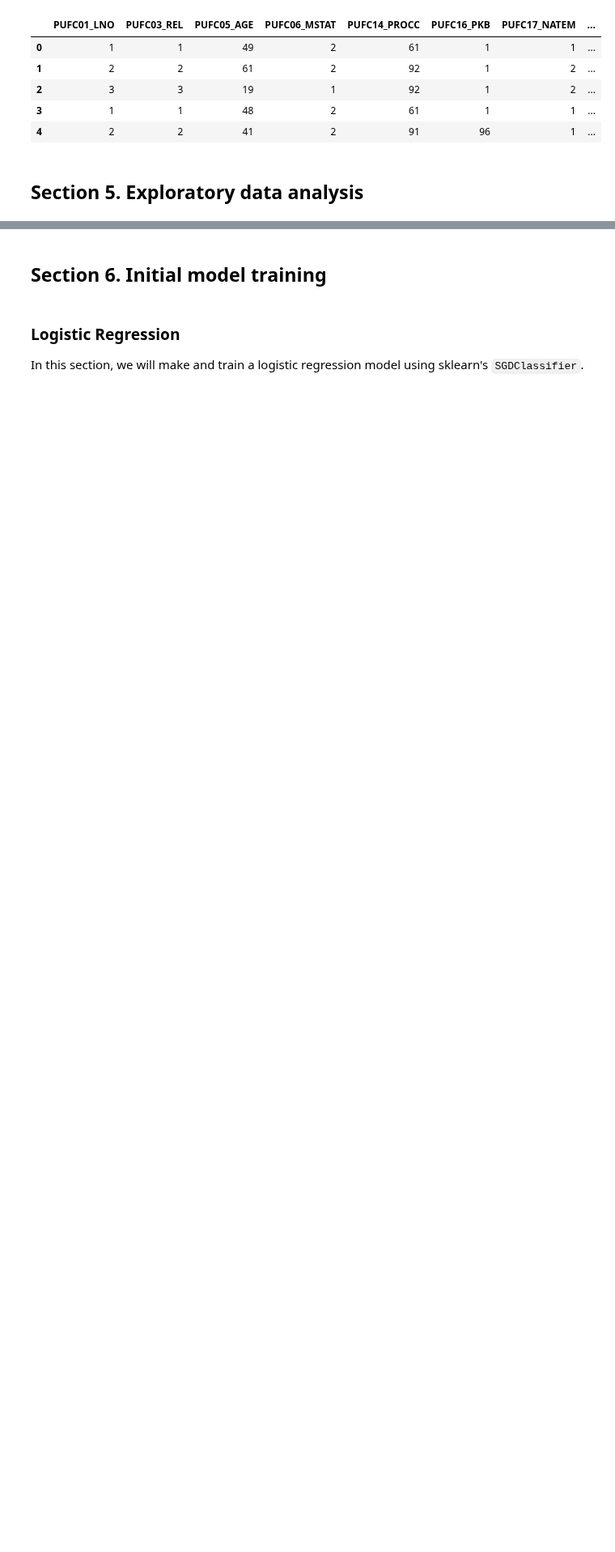
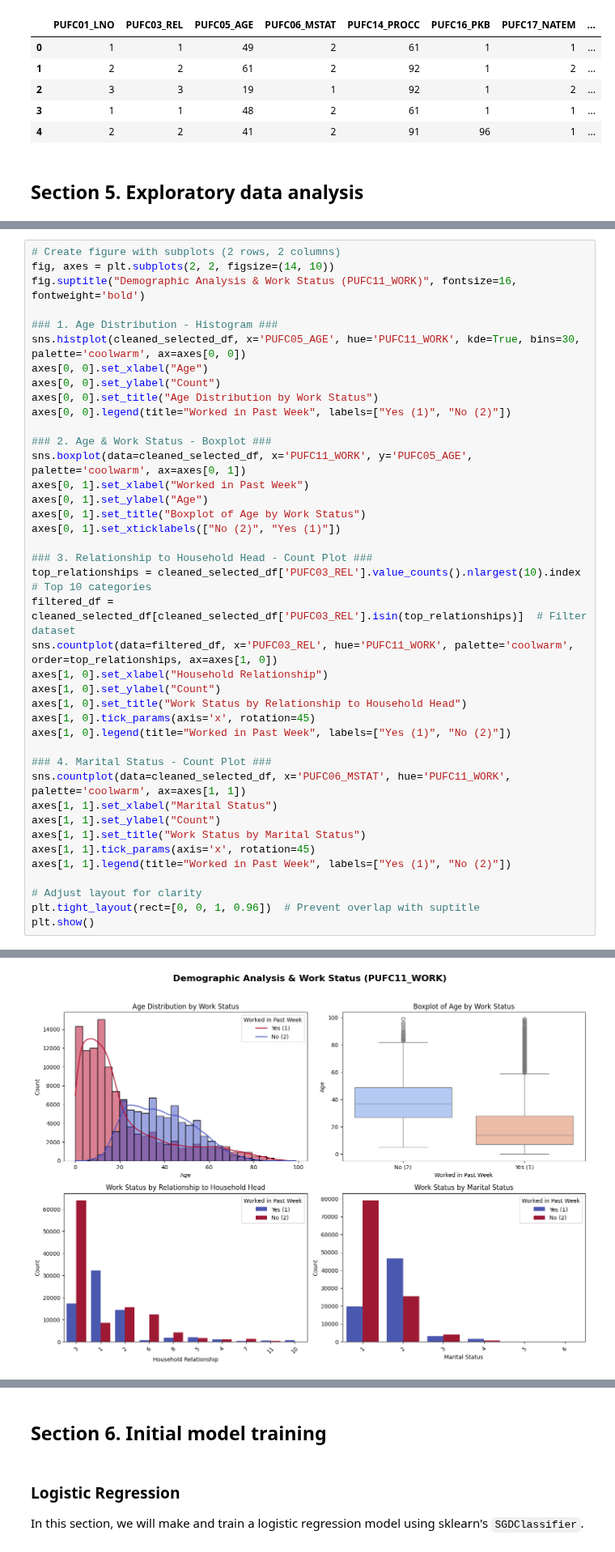
Before and after one commit to MatthewHeinz/STINTSY_MCO1, a Jupyter notebook: MCO1.ipynb, the cells around one changed output, grey strips where cells are left out. Shown at 81% size. Cells and saved outputs as stored; diff of their text form; blank space fills up the shorter version.

```diff
--- a/MCO1.ipynb
+++ b/MCO1.ipynb
@@ -343,0 +385,41 @@ See the caveats in the documentation: https://pandas.pydata.org/pandas-docs/stab
+# %%
+# Create figure with subplots (2 rows, 2 columns)
+fig, axes = plt.subplots(2, 2, figsize=(14, 10))
+fig.suptitle("Demographic Analysis & Work Status (PUFC11_WORK)", fontsize=16, fontweight='bold')
+
+### 1. Age Distribution - Histogram ###
+sns.histplot(cleaned_selected_df, x='PUFC05_AGE', hue='PUFC11_WORK', kde=True, bins=30, palette='coolwarm', ax=axes[0, 0])
+axes[0, 0].set_xlabel("Age")
+axes[0, 0].set_ylabel("Count")
+axes[0, 0].set_title("Age Distribution by Work Status")
+axes[0, 0].legend(title="Worked in Past Week", labels=["Yes (1)", "No (2)"])
+
+### 2. Age & Work Status - Boxplot ###
+sns.boxplot(data=cleaned_selected_df, x='PUFC11_WORK', y='PUFC05_AGE', palette='coolwarm', ax=axes[0, 1])
+axes[0, 1].set_xlabel("Worked in Past Week")
+axes[0, 1].set_ylabel("Age")
+axes[0, 1].set_title("Boxplot of Age by Work Status")
+axes[0, 1].set_xticklabels(["No (2)", "Yes (1)"])
+
+### 3. Relationship to Household Head - Count Plot ###
+top_relationships = cleaned_selected_df['PUFC03_REL'].value_counts().nlargest(10).index  # Top 10 categories
+filtered_df = cleaned_selected_df[cleaned_selected_df['PUFC03_REL'].isin(top_relationships)]  # Filter dataset
+sns.countplot(data=filtered_df, x='PUFC03_REL', hue='PUFC11_WORK', palette='coolwarm', order=top_relationships, ax=axes[1, 0])
+axes[1, 0].set_xlabel("Household Relationship")
+axes[1, 0].set_ylabel("Count")
+axes[1, 0].set_title("Work Status by Relationship to Household Head")
+axes[1, 0].tick_params(axis='x', rotation=45)
+axes[1, 0].legend(title="Worked in Past Week", labels=["Yes (1)", "No (2)"])
+
+### 4. Marital Status - Count Plot ###
+sns.countplot(data=cleaned_selected_df, x='PUFC06_MSTAT', hue='PUFC11_WORK', palette='coolwarm', ax=axes[1, 1])
+axes[1, 1].set_xlabel("Marital Status")
+axes[1, 1].set_ylabel("Count")
+axes[1, 1].set_title("Work Status by Marital Status")
+axes[1, 1].tick_params(axis='x', rotation=45)
+axes[1, 1].legend(title="Worked in Past Week", labels=["Yes (1)", "No (2)"])
+
+# Adjust layout for clarity
+plt.tight_layout(rect=[0, 0, 1, 0.96])  # Prevent overlap with suptitle
+plt.show()
+# %% [output]
@@ -343,0 +429 @@ See the caveats in the documentation: https://pandas.pydata.org/pandas-docs/stab
+[figure, added]
```
Also changed, not shown: parts of 19 cells of this notebook.
